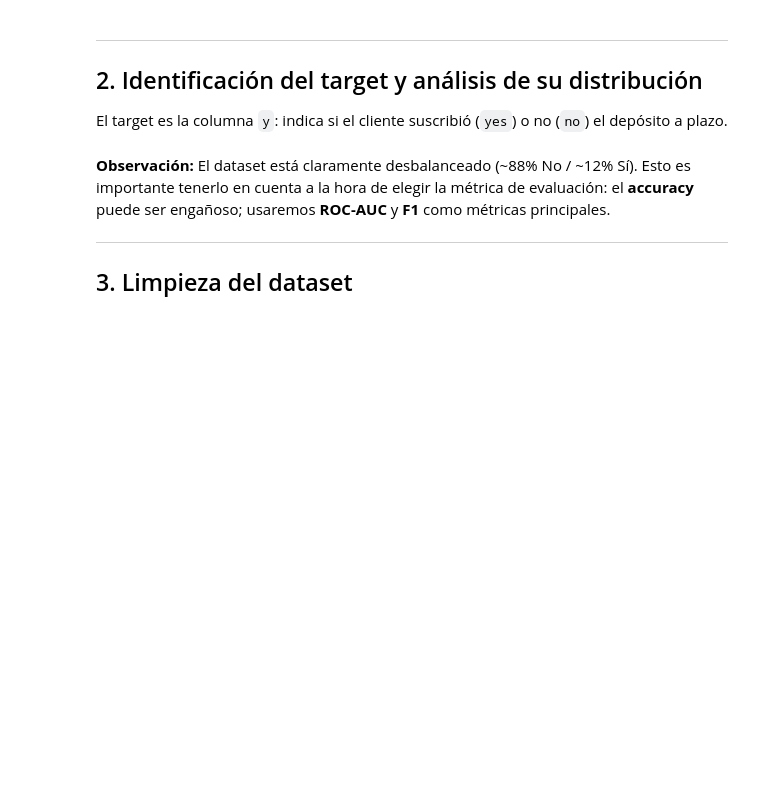
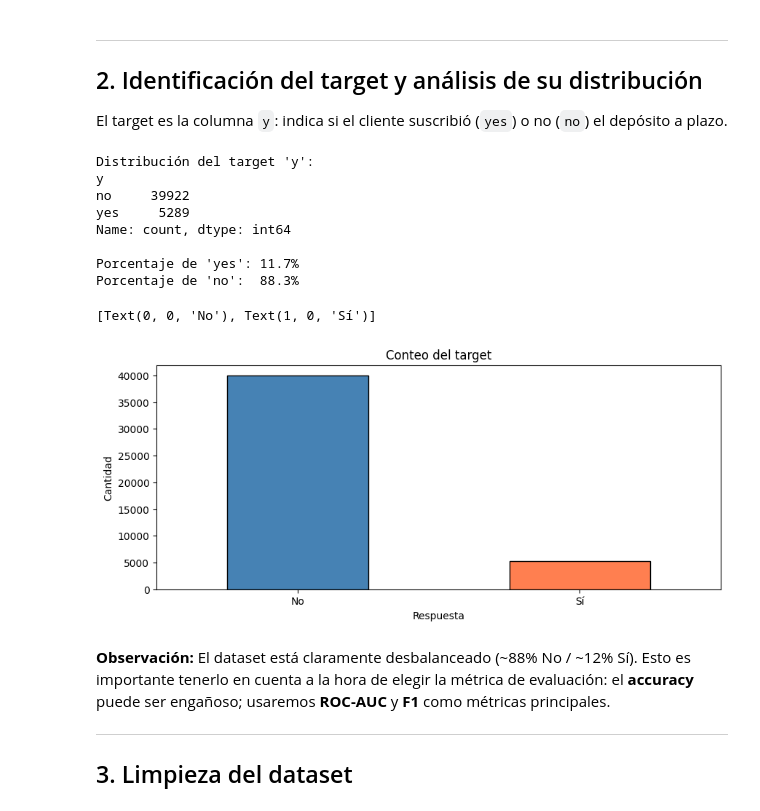
Before and after one commit to Emigarsan/DS-Online-Emilio-Garrote, a Jupyter notebook: Sprints/04_Machine_Learning/Sprint_11/Unidad_01_ML_Supervisado_Arboles_de_Decision/03_Practica_Obligatoria/18_Practica_Obligatoria_Arboles_de_Decision.ipynb, the cells around one changed output. Cells and saved outputs as stored; diff of their text form; code cells hidden in the pictures; blank space fills up the shorter version.

```diff
--- a/Sprints/04_Machine_Learning/Sprint_11/Unidad_01_ML_Supervisado_Arboles_de_Decision/03_Practica_Obligatoria/18_Practica_Obligatoria_Arboles_de_Decision.ipynb
+++ b/Sprints/04_Machine_Learning/Sprint_11/Unidad_01_ML_Supervisado_Arboles_de_Decision/03_Practica_Obligatoria/18_Practica_Obligatoria_Arboles_de_Decision.ipynb
@@ -106,31 +142,31 @@ df.describe()
 
 El target es la columna `y`: indica si el cliente suscribió (`yes`) o no (`no`) el depósito a plazo.
 # %%
-
 # Contamos cuántos clientes suscribieron (yes) y cuántos no (no)
 print("Distribución del target 'y':")
 print(df['y'].value_counts())
 print(f"\nPorcentaje de 'yes': {df['y'].value_counts(normalize=True)['yes']*100:.1f}%")
 print(f"Porcentaje de 'no':  {df['y'].value_counts(normalize=True)['no']*100:.1f}%")
 
-fig, axes = plt.subplots(1, 2, figsize=(10, 4))
+fig, axes = plt.subplots(figsize=(10, 4))
 
 # Gráfico de barras con el conteo absoluto de cada clase
-df['y'].value_counts().plot(kind='bar', ax=axes[0], color=['steelblue', 'coral'], edgecolor='black')
-axes[0].set_title('Conteo del target')
-axes[0].set_xlabel('Respuesta')
-axes[0].set_ylabel('Cantidad')
-axes[0].set_xticklabels(['No', 'Sí'], rotation=0)
-
-# Gráfico de tarta con la proporción relativa de cada clase
-df['y'].value_counts(normalize=True).mul(100).plot(kind='pie', ax=axes[1],
-    autopct='%1.1f%%', colors=['steelblue', 'coral'], startangle=90)
-axes[1].set_title('Proporción del target')
-axes[1].set_ylabel('')
-
-plt.suptitle('Distribución del target: ¿suscribió al depósito a plazo?', fontsize=13)
-plt.tight_layout()
-plt.show()
+df['y'].value_counts().plot(kind='bar', ax=axes, color=['steelblue', 'coral'], edgecolor='black')
+axes.set_title('Conteo del target')
+axes.set_xlabel('Respuesta')
+axes.set_ylabel('Cantidad')
+axes.set_xticklabels(['No', 'Sí'], rotation=0)
+# %% [output]
+Distribución del target 'y':
+y
+no     39922
+yes     5289
+Name: count, dtype: int64
+
+Porcentaje de 'yes': 11.7%
+Porcentaje de 'no':  88.3%
+[Text(0, 0, 'No'), Text(1, 0, 'Sí')]
+[figure, added]
 # %% [markdown]
 **Observación:** El dataset está claramente desbalanceado (~88% No / ~12% Sí). Esto es importante tenerlo en cuenta a la hora de elegir la métrica de evaluación: el **accuracy** puede ser engañoso; usaremos **ROC-AUC** y **F1** como métricas principales.
 
```
Also changed, not shown: parts of 48 cells of this notebook.
